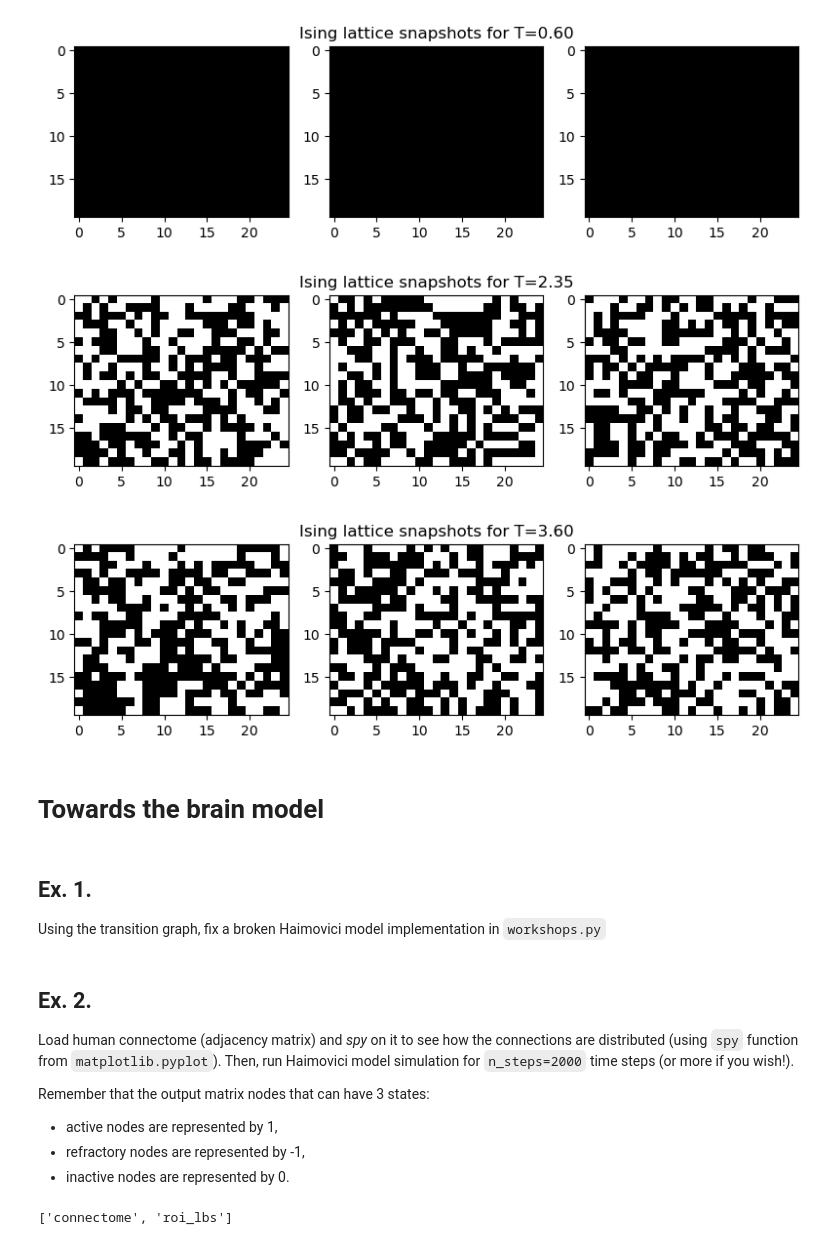
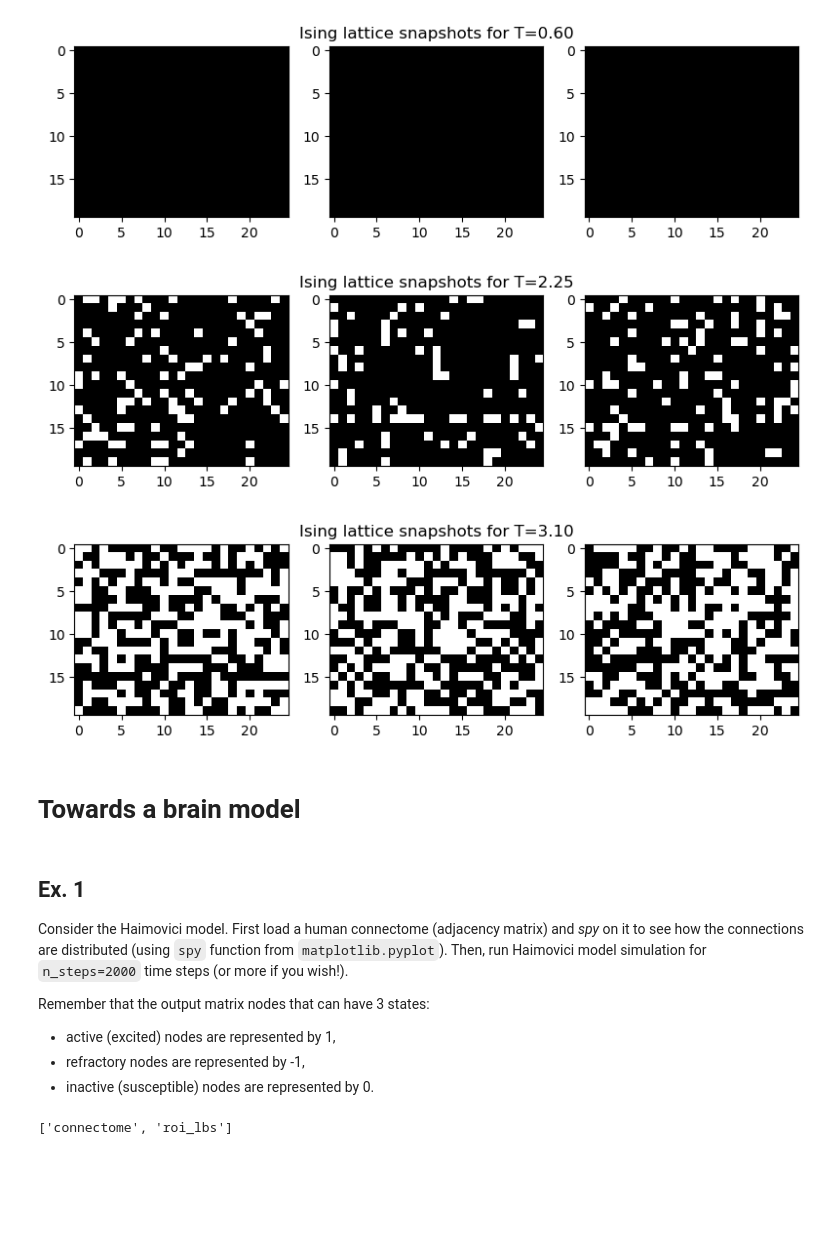
Before and after one commit to Mark-Kac-Center/cna2023-critical-brain, a Jupyter notebook: exercises_solution.ipynb, the cells around one changed output. Cells and saved outputs as stored; diff of their text form; code cells hidden in the pictures; blank space fills up the shorter version.

```diff
--- a/exercises_solution.ipynb
+++ b/exercises_solution.ipynb
@@ -178,6 +166,7 @@ np.savez_compressed('example_data/binomial_dynamics.npz',binomial_dynamics = bin
 # %%
 f = np.load('example_data/binomial_dynamics.npz')
 binomial_dynamics = f['binomial_dynamics']
+Ts = f['Ts']
 # %%
 data = binomial_dynamics
 abs_magnetization = np.abs(data.sum(axis=1).mean(axis=1) / net_size)
@@ -209,19 +200,19 @@ fig.tight_layout()
 [figure]
 # %%
 fig, (ax1, ax2, ax3) = plt.subplots(1, 3, figsize=(8,3))
-nt = 9
+nt = 43
 ax1.imshow(snapshots[nt, :, : , t1], cmap='gray')
 ax2.imshow(snapshots[nt, :, : , t2], cmap='gray')
 ax3.imshow(snapshots[nt, :, : , t3], cmap='gray')
 
 ax2.set_title("Ising lattice snapshots for T={:.2f}".format(Ts[nt]))
 fig.tight_layout()
 # fig.savefig("plots/ising_snap2.png")
 # %% [output]
-[figure, old version]
+[figure, new version]
 # %%
 fig, (ax1, ax2, ax3) = plt.subplots(1, 3, figsize=(8,3))
-nt = 14
+nt = 60
 ax1.imshow(snapshots[nt, :, : , t1], cmap='gray')
 ax2.imshow(snapshots[nt, :, : , t2], cmap='gray')
 ax3.imshow(snapshots[nt, :, : , t3], cmap='gray')
@@ -231,22 +222,19 @@ fig.tight_layout()
 
 # fig.savefig("plots/ising_snap3.png")
 # %% [output]
-[figure, old version]
+[figure, new version]
 # %% [markdown]
-# Towards the brain model
+# Towards a brain model
-# %% [markdown]
-## Ex. 1.
-Using the transition graph, fix a broken Haimovici model implementation in `workshops.py`
 # %% [markdown]
-## Ex. 2.
+## Ex. 1
 
-Load human connectome (adjacency matrix) and *spy* on it to see how the connections are distributed (using `spy` function from `matplotlib.pyplot`).
+Consider the Haimovici model. First load a human connectome (adjacency matrix) and *spy* on it to see how the connections are distributed (using `spy` function from `matplotlib.pyplot`).
 Then, run Haimovici model simulation for `n_steps=2000` time steps (or more if you wish!).
 
 Remember that the output matrix nodes that can have 3 states:
-* active nodes are represented by 1,
+* active (excited) nodes are represented by 1,
 * refractory nodes are represented by -1,
-* inactive nodes are represented by 0.
+* inactive (susceptible) nodes are represented by 0.
 # %%
 human_connectome_file = np.load("hagmann_connectome.npz")
 print(human_connectome_file.files)
```
Also changed, not shown: parts of 40 cells of this notebook, 2 other files.
